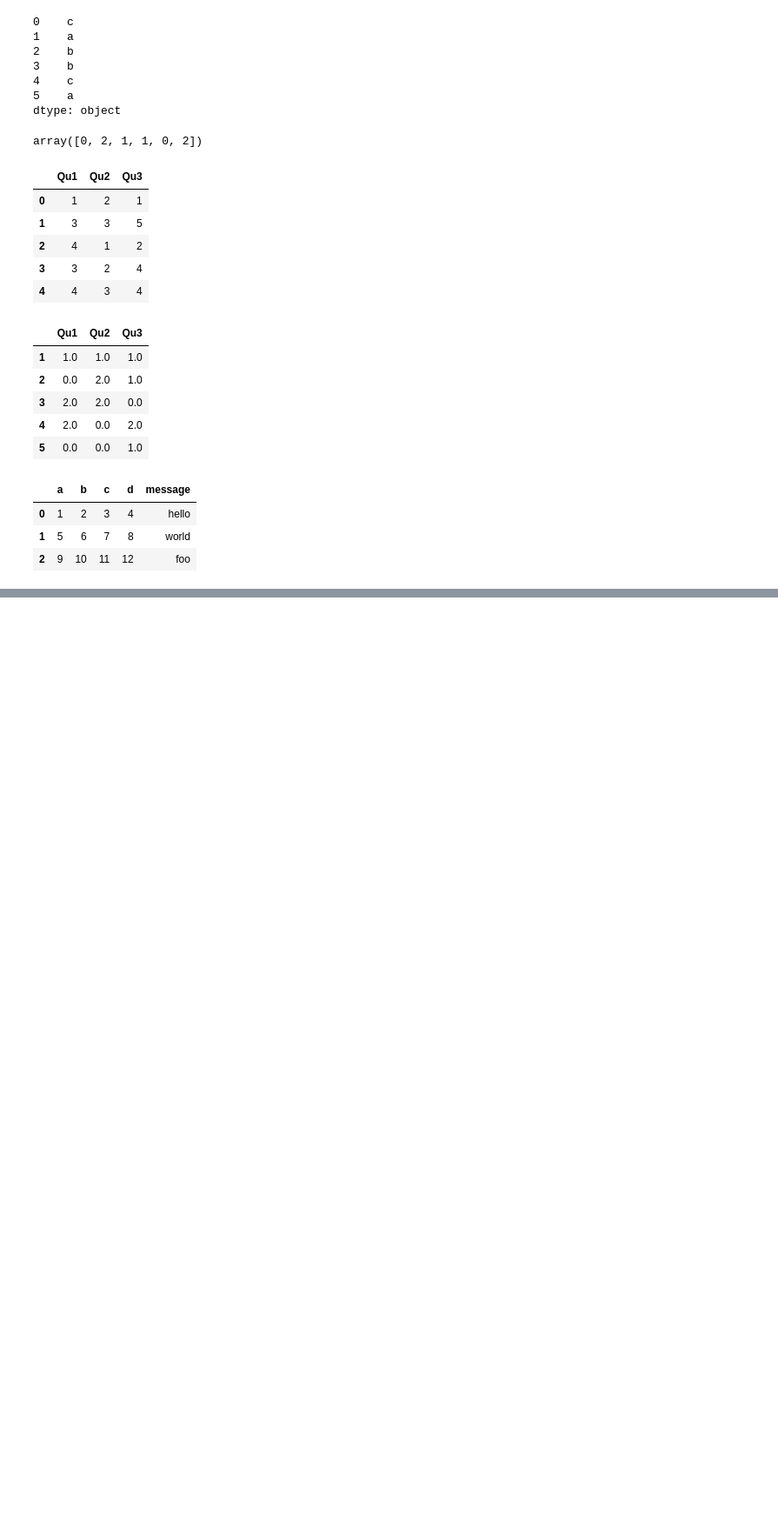
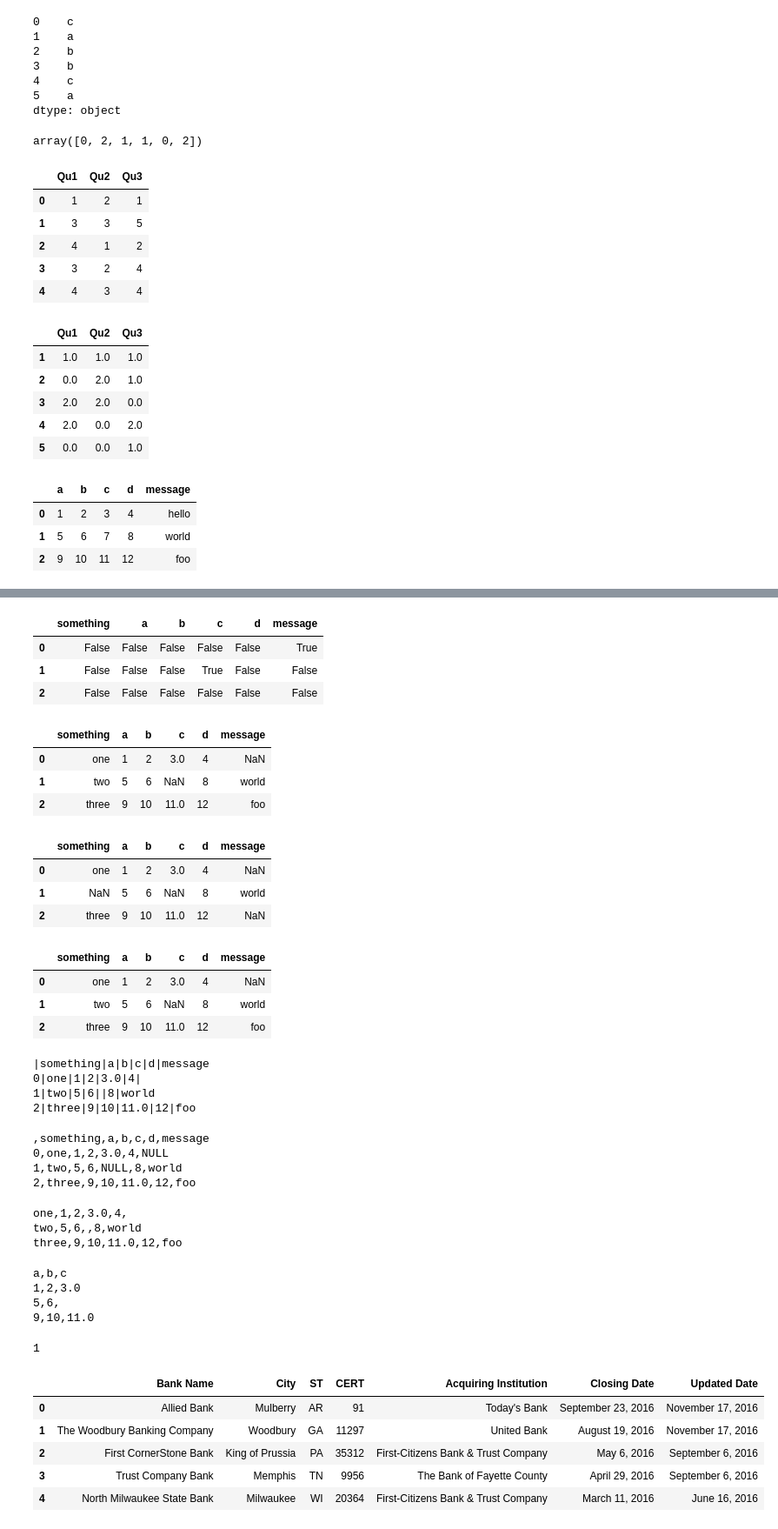
Before and after one commit to UCD-pbio-rclub/python-data-analysis_RuijuanL, a Jupyter notebook: Practice.ipynb, the cells around one changed output, grey strips where cells are left out. Shown: that part at 87% size. Drawn from its saved outputs; the diff is of its cells as text; code cells hidden in the pictures; blank space fills up the shorter version.

```diff
--- a/Practice.ipynb
+++ b/Practice.ipynb
@@ -1183,0 +1256,15 @@ df
+# %%
+pd.isnull(result)
+# %% [output]
+|  | something | a | b | c | d | message |
+| 0 | False | False | False | False | False | True |
+| 1 | False | False | False | True | False | False |
+| 2 | False | False | False | False | False | False |
+# %%
+result = pd.read_csv("examples/ex5.csv", na_values = ["NULL"])
+result
+# %% [output]
+|  | something | a | b | c | d | message |
+| 0 | one | 1 | 2 | 3.0 | 4 | NaN |
+| 1 | two | 5 | 6 | NaN | 8 | world |
+| 2 | three | 9 | 10 | 11.0 | 12 | foo |
@@ -1183,0 +1273,15 @@ df
+# %%
+pd.read_csv("examples/ex5.csv", na_values = sentinels)
+# %% [output]
+|  | something | a | b | c | d | message |
+| 0 | one | 1 | 2 | 3.0 | 4 | NaN |
+| 1 | NaN | 5 | 6 | NaN | 8 | world |
+| 2 | three | 9 | 10 | 11.0 | 12 | NaN |
+# %%
+data = pd.read_csv("examples/ex5.csv")
+data
+# %% [output]
+|  | something | a | b | c | d | message |
+| 0 | one | 1 | 2 | 3.0 | 4 | NaN |
+| 1 | two | 5 | 6 | NaN | 8 | world |
+| 2 | three | 9 | 10 | 11.0 | 12 | foo |
@@ -1183,0 +1290,28 @@ df
+# %%
+import sys
+data.to_csv(sys.stdout, sep="|")
+# %% [output]
+|something|a|b|c|d|message
+0|one|1|2|3.0|4|
+1|two|5|6||8|world
+2|three|9|10|11.0|12|foo
+# %%
+data.to_csv(sys.stdout, na_rep="NULL")
+# %% [output]
+,something,a,b,c,d,message
+0,one,1,2,3.0,4,NULL
+1,two,5,6,NULL,8,world
+2,three,9,10,11.0,12,foo
+# %%
+data.to_csv(sys.stdout, index=False, header = False)
+# %% [output]
+one,1,2,3.0,4,
+two,5,6,,8,world
+three,9,10,11.0,12,foo
+# %%
+data.to_csv(sys.stdout, index = False, columns = ["a", "b", "c"])
+# %% [output]
+a,b,c
+1,2,3.0
+5,6,
+9,10,11.0
@@ -1183,0 +1320,17 @@ df
+# %%
+tables = pd.read_html("examples/fdic_failed_bank_list.html")
+# %%
+len(tables)
+# %% [output]
+1
+# %%
+failures = tables[0]
+# %%
+failures.head()
+# %% [output]
+|  | Bank Name | City | ST | CERT | Acquiring Institution | Closing Date | Updated Date |
+| 0 | Allied Bank | Mulberry | AR | 91 | Today's Bank | September 23, 2016 | November 17, 2016 |
+| 1 | The Woodbury Banking Company | Woodbury | GA | 11297 | United Bank | August 19, 2016 | November 17, 2016 |
+| 2 | First CornerStone Bank | King of Prussia | PA | 35312 | First-Citizens Bank & Trust Company | May 6, 2016 | September 6, 2016 |
+| 3 | Trust Company Bank | Memphis | TN | 9956 | The Bank of Fayette County | April 29, 2016 | September 6, 2016 |
+| 4 | North Milwaukee State Bank | Milwaukee | WI | 20364 | First-Citizens Bank & Trust Company | March 11, 2016 | June 16, 2016 |
```
Also changed, not shown: parts of 16 cells of this notebook, 2 other files.
